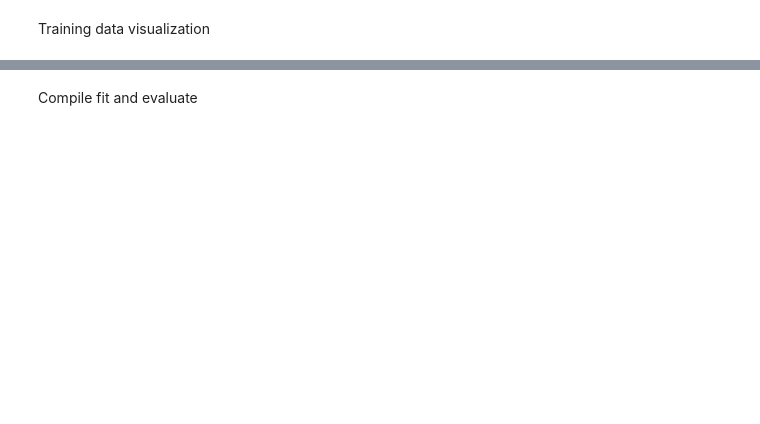
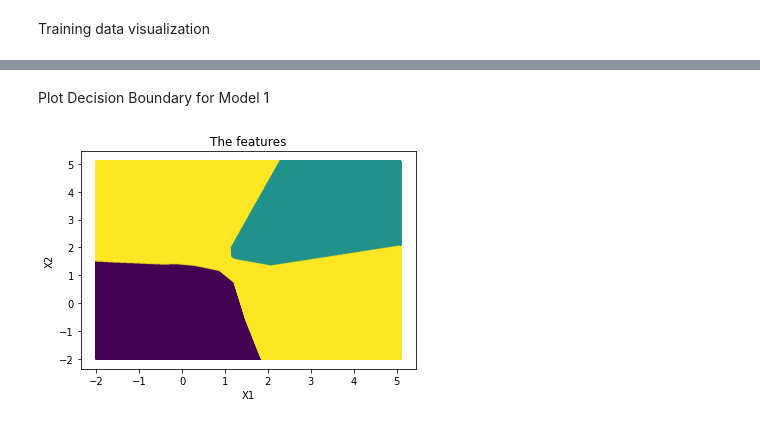
Before and after one commit to sampiecz/490_ASSN3, a Jupyter notebook: ASSN3.ipynb, the cells around one changed output, grey strips where cells are left out. Drawn from its saved outputs; the diff is of its cells as text; code cells hidden in the pictures; blank space fills up the shorter version.

```diff
--- a/ASSN3.ipynb
+++ b/ASSN3.ipynb
@@ -54,9 +51,9 @@ Build model
 # %%
-
-feature_vector_shape = len(X_train[0])
-input_shape = (feature_vector_shape,)
-model = tf.keras.models.Sequential([
-    tf.keras.layers.Dense(10, activation="relu"),
-    tf.keras.layers.Dropout(0.1),
-    tf.keras.layers.Dense(10, activation="softmax")
+model = tensorflow.keras.models.Sequential([
+    tensorflow.keras.layers.Dense(10, activation="relu"),
+      tensorflow.keras.layers.Dropout(0.1),
+    tensorflow.keras.layers.Dense(10, activation="softmax")
 ])
+model.compile(optimizer="adam", loss="sparse_categorical_crossentropy", metrics=["accuracy"])
+model.fit(X_train, y_train, epochs=5)
+model.evaluate(X_test, y_test, verbose=2)
@@ -63,2 +74,17 @@ model = tf.keras.models.Sequential([
-# %% [markdown]
-Compile fit and evaluate
+# %% [markdown]
+Plot Decision Boundary for Model 1
+# %%
+def plot_decision_boundary(X, Y, model):
+  X, Y = np.mgrid[-2:5.1:0.01, -2:5.1:0.01]
+  xy = np.vstack((X.flatten(), Y.flatten())).T
+  testDataY1 = model.predict_classes(xy)
+  marker_size=1
+  plt.scatter(xy[:,0], xy[:,1], marker_size, c=testDataY1)
+  plt.title("The features")
+  plt.xlabel("X1")
+  plt.ylabel("X2")
+  plt.show()
+
+plot_decision_boundary(features, labels, model)
+# %% [output]
+[figure, added]
```
Also changed, not shown: parts of 16 cells of this notebook.
